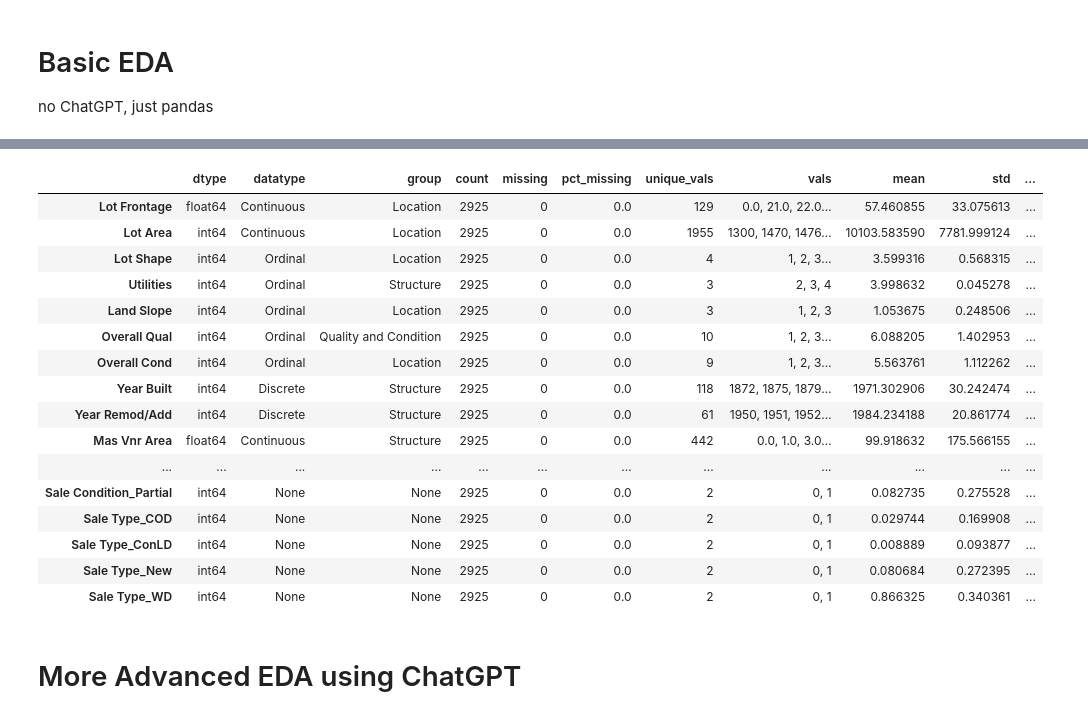
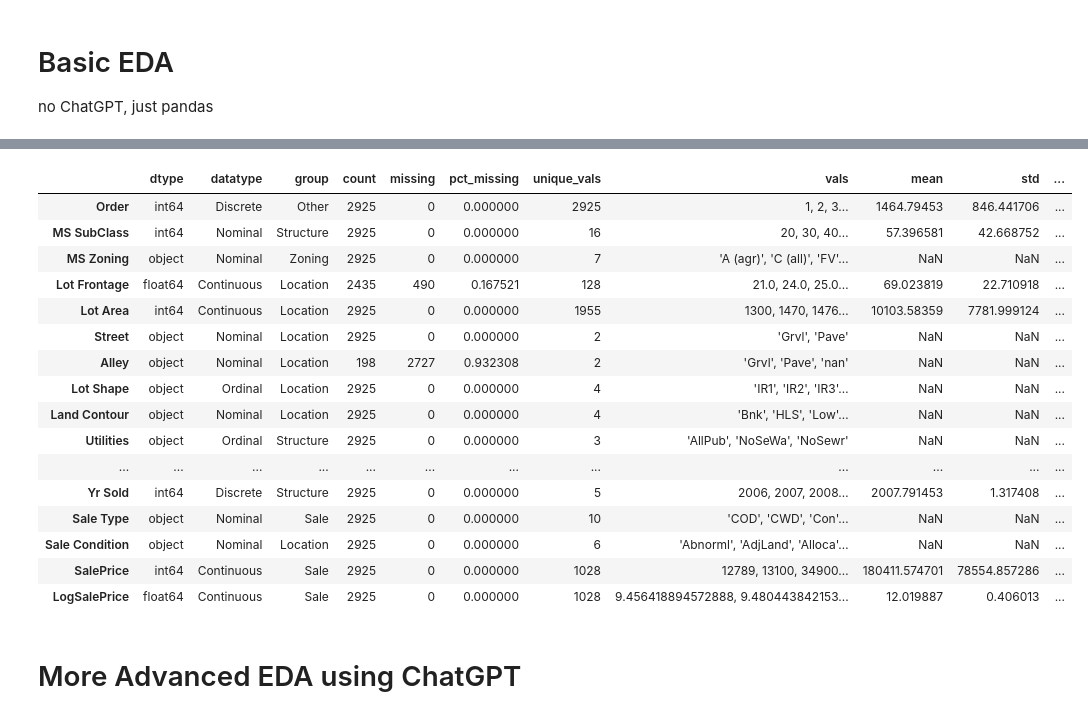
Before and after one commit to druce/iowa, a Jupyter notebook: ChatGPT_datascience.ipynb, the cells around one changed output, grey strips where cells are left out. Drawn from its saved outputs; the diff is of its cells as text; code cells hidden in the pictures.

```diff
--- a/ChatGPT_datascience.ipynb
+++ b/ChatGPT_datascience.ipynb
@@ -713,2 +683,2 @@ Name: LogSalePrice, Length: 2930, dtype: float64
 # %%
-np.log1p(df.loc[~df["SalePrice"].isna(), "SalePrice"])
+df["LogSalePrice"] = np.log1p(df["SalePrice"])
@@ -737,11 +696,4 @@ Name: SalePrice, Length: 2197, dtype: float64
 # %%
-df_train = pd.read_csv("AmesTrain.csv")
-df_train['LogSalePrice']=np.log1p(df_train["SalePrice"])
-df_test = pd.read_csv("AmesTest.csv")
-df_test['SalePrice']=np.nan
-df_test['LogSalePrice']=np.nan
-df = pd.concat([df_train, df_test])
-
 mean_log_price = df["LogSalePrice"].mean()
 std_log_price = df["LogSalePrice"].std()
 df = df
@@ -924,6 +875,5 @@ plt.show();
 # df['LogSalePrice'] = np.log1p(df['SalePrice'])
 
 df = df.loc[df["Gr Liv Area"] <= 4000].copy()
-df = df.drop(columns=['Order', 'PID'])
 df.shape
 # %% [output]
@@ -931,3 +888,6 @@ df.shape
+# %%
+# drop PID
+df = df.drop(columns=['PID'])
 # %% [markdown]
 # Basic EDA
 no ChatGPT, just pandas
@@ -975,56 +935,60 @@ defaultdict(collections.defaultdict,
              'SalePrice': {'datatype': 'Continuous', 'group': 'Sale'},
              'LogSalePrice': {'datatype': 'Continuous', 'group': 'Sale'}})
 # %%
+def get_datadict_item(s, item):
+    # print (s, item)
+    return data_dict2.get(s).get(item)
+
 pd.options.display.max_rows = 200
 
 df_desc = df.describe(include="all").transpose()
 df_desc["dtype"] = df_desc.index.map(lambda s: str(df[s].dtype))
 
 df_desc["count"] = df_desc["count"].astype(int)
 df_desc["missing"] = df_desc.index.map(lambda s: df[s].isnull().sum())
 df_desc["pct_missing"] = df_desc["missing"] / len(df)
 df_desc["unique_vals"] = df_desc.index.map(lambda s: df[s].nunique())
 df_desc["vals"] = df_desc.index.map(series_to_str)
-df_desc["datatype"] = df_desc.index.map(lambda s: data_dict2[s].get("datatype"))
-df_desc["group"] = df_desc.index.map(lambda s: data_dict2[s].get("group"))
+df_desc["datatype"] = df_desc.index.map(lambda s: get_datadict_item(s, "datatype"))
+df_desc["group"] = df_desc.index.map(lambda s: get_datadict_item(s, "group"))
 
 df_desc = df_desc[[
         "dtype",
         "datatype",
         "group",
         "count",
         "missing",
         "pct_missing",
         "unique_vals",
         "vals",
         "mean",
         "std",
         "min",
         "25%",
         "50%",
         "75%",
         "max",
     ]
 ]
 df_desc
 # %% [output]
 |  | dtype | datatype | group | count | missing | pct_missing | unique_vals | vals | mean | std | ... |
-| Lot Frontage | float64 | Continuous | Location | 2925 | 0 | 0.0 | 129 | 0.0, 21.0, 22.0… | 57.460855 | 33.075613 | ... |
-| Lot Area | int64 | Continuous | Location | 2925 | 0 | 0.0 | 1955 | 1300, 1470, 1476… | 10103.583590 | 7781.999124 | ... |
-| Lot Shape | int64 | Ordinal | Location | 2925 | 0 | 0.0 | 4 | 1, 2, 3… | 3.599316 | 0.568315 | ... |
-| Utilities | int64 | Ordinal | Structure | 2925 | 0 | 0.0 | 3 | 2, 3, 4 | 3.998632 | 0.045278 | ... |
-| Land Slope | int64 | Ordinal | Location | 2925 | 0 | 0.0 | 3 | 1, 2, 3 | 1.053675 | 0.248506 | ... |
-| Overall Qual | int64 | Ordinal | Quality and Condition | 2925 | 0 | 0.0 | 10 | 1, 2, 3… | 6.088205 | 1.402953 | ... |
-| Overall Cond | int64 | Ordinal | Location | 2925 | 0 | 0.0 | 9 | 1, 2, 3… | 5.563761 | 1.112262 | ... |
-| Year Built | int64 | Discrete | Structure | 2925 | 0 | 0.0 | 118 | 1872, 1875, 1879… | 1971.302906 | 30.242474 | ... |
-| Year Remod/Add | int64 | Discrete | Structure | 2925 | 0 | 0.0 | 61 | 1950, 1951, 1952… | 1984.234188 | 20.861774 | ... |
-| Mas Vnr Area | float64 | Continuous | Structure | 2925 | 0 | 0.0 | 442 | 0.0, 1.0, 3.0… | 99.918632 | 175.566155 | ... |
+| Order | int64 | Discrete | Other | 2925 | 0 | 0.000000 | 2925 | 1, 2, 3… | 1464.79453 | 846.441706 | ... |
+| MS SubClass | int64 | Nominal | Structure | 2925 | 0 | 0.000000 | 16 | 20, 30, 40… | 57.396581 | 42.668752 | ... |
+| MS Zoning | object | Nominal | Zoning | 2925 | 0 | 0.000000 | 7 | 'A (agr)', 'C (all)', 'FV'… | NaN | NaN | ... |
+| Lot Frontage | float64 | Continuous | Location | 2435 | 490 | 0.167521 | 128 | 21.0, 24.0, 25.0… | 69.023819 | 22.710918 | ... |
+| Lot Area | int64 | Continuous | Location | 2925 | 0 | 0.000000 | 1955 | 1300, 1470, 1476… | 10103.58359 | 7781.999124 | ... |
+| Street | object | Nominal | Location | 2925 | 0 | 0.000000 | 2 | 'Grvl', 'Pave' | NaN | NaN | ... |
+| Alley | object | Nominal | Location | 198 | 2727 | 0.932308 | 2 | 'Grvl', 'Pave', 'nan' | NaN | NaN | ... |
+| Lot Shape | object | Ordinal | Location | 2925 | 0 | 0.000000 | 4 | 'IR1', 'IR2', 'IR3'… | NaN | NaN | ... |
+| Land Contour | object | Nominal | Location | 2925 | 0 | 0.000000 | 4 | 'Bnk', 'HLS', 'Low'… | NaN | NaN | ... |
+| Utilities | object | Ordinal | Structure | 2925 | 0 | 0.000000 | 3 | 'AllPub', 'NoSeWa', 'NoSewr' | NaN | NaN | ... |
 | ... | ... | ... | ... | ... | ... | ... | ... | ... | ... | ... | ... |
-| Sale Condition_Partial | int64 | None | None | 2925 | 0 | 0.0 | 2 | 0, 1 | 0.082735 | 0.275528 | ... |
-| Sale Type_COD | int64 | None | None | 2925 | 0 | 0.0 | 2 | 0, 1 | 0.029744 | 0.169908 | ... |
-| Sale Type_ConLD | int64 | None | None | 2925 | 0 | 0.0 | 2 | 0, 1 | 0.008889 | 0.093877 | ... |
-| Sale Type_New | int64 | None | None | 2925 | 0 | 0.0 | 2 | 0, 1 | 0.080684 | 0.272395 | ... |
-| Sale Type_WD | int64 | None | None | 2925 | 0 | 0.0 | 2 | 0, 1 | 0.866325 | 0.340361 | ... |
+| Yr Sold | int64 | Discrete | Structure | 2925 | 0 | 0.000000 | 5 | 2006, 2007, 2008… | 2007.791453 | 1.317408 | ... |
+| Sale Type | object | Nominal | Sale | 2925 | 0 | 0.000000 | 10 | 'COD', 'CWD', 'Con'… | NaN | NaN | ... |
+| Sale Condition | object | Nominal | Location | 2925 | 0 | 0.000000 | 6 | 'Abnorml', 'AdjLand', 'Alloca'… | NaN | NaN | ... |
+| SalePrice | int64 | Continuous | Sale | 2925 | 0 | 0.000000 | 1028 | 12789, 13100, 34900… | 180411.574701 | 78554.857286 | ... |
+| LogSalePrice | float64 | Continuous | Sale | 2925 | 0 | 0.000000 | 1028 | 9.456418894572888, 9.480443842153... | 12.019887 | 0.406013 | ... |
 # %%
 df_desc.loc[df_desc["datatype"]=='Nominal']
 # %%
```
Also changed, not shown: parts of 39 cells of this notebook, 3 other files.
